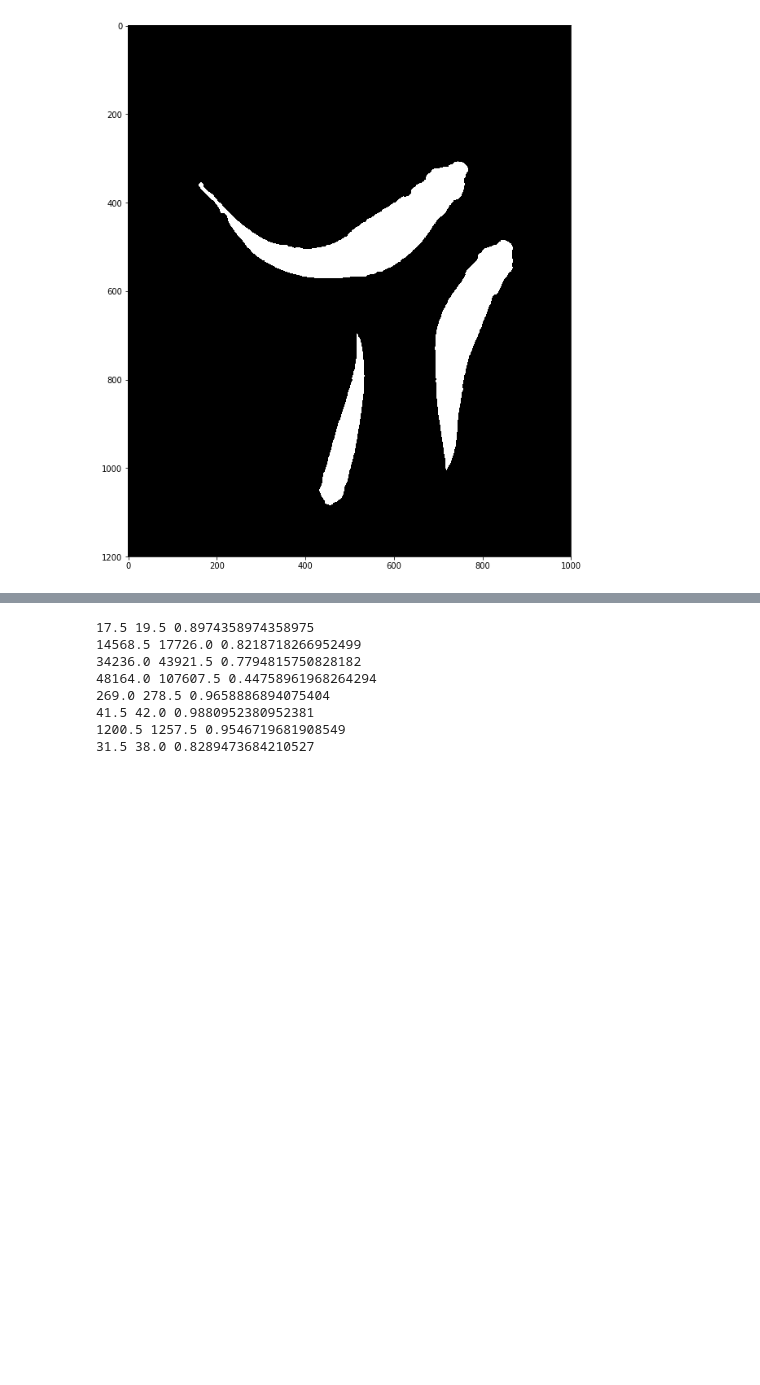
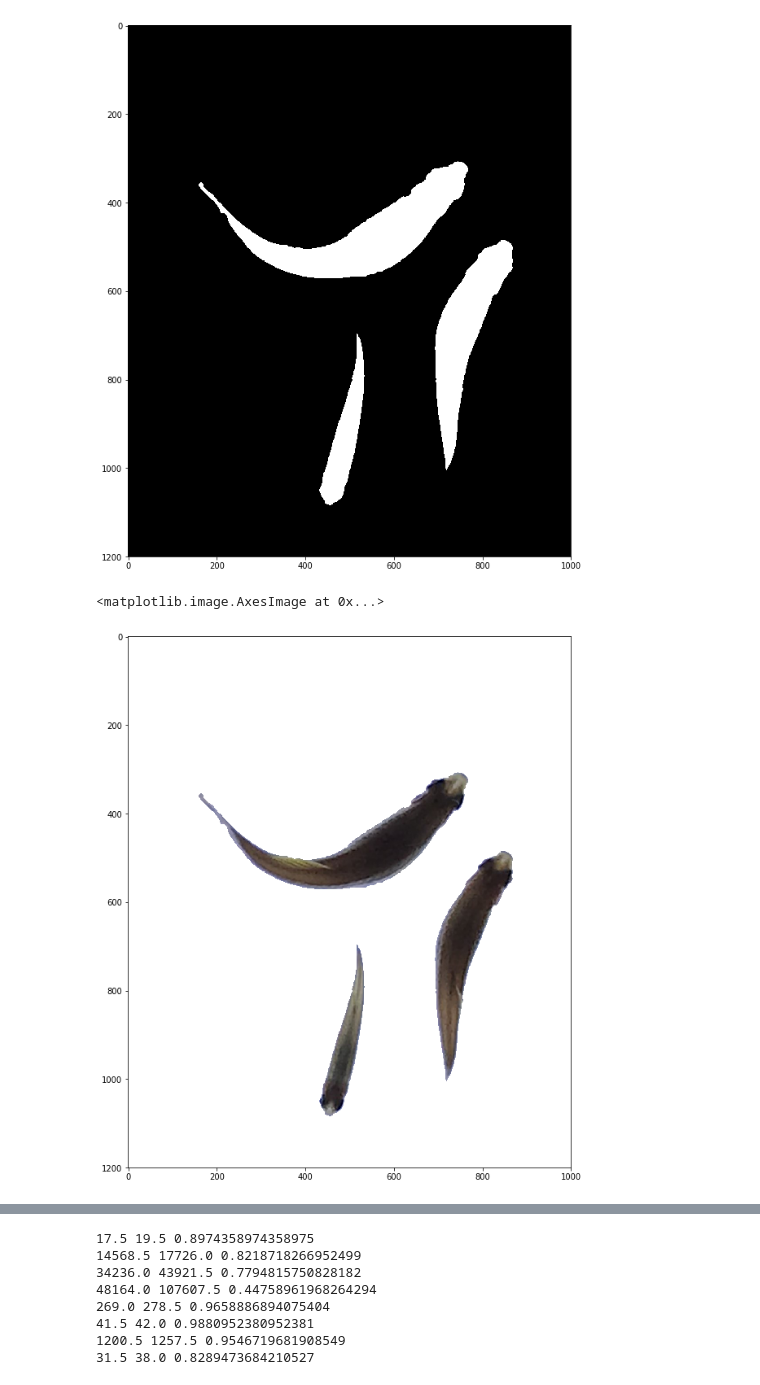
Before and after one commit to alexkychen/feederBot, a Jupyter notebook: Process top-view zebrafish image.ipynb, the cells around one changed output, grey strips where cells are left out. Drawn from its saved outputs; the diff is of its cells as text; code cells hidden in the pictures; blank space fills up the shorter version.

```diff
--- a/Process top-view zebrafish image.ipynb
+++ b/Process top-view zebrafish image.ipynb
@@ -106,3 +106,17 @@ plt.imshow(fish_contour, cmap="gray")
 # %% [output]
 <matplotlib.image.AxesImage at 0x...>
 [figure]
+# %%
+#Extract fish from contours
+
+fish_contour_int8 = np.uint8(fish_contour)
+rest = cv2.bitwise_and(ROI, ROI, mask=fish_contour_int8)
+
+#change black background to white
+rest[np.where((rest==[0,0,0]).all(axis=2))] = [255,255,255];
+
+plt.figure(figsize=(12,12))
+plt.imshow(rest)
+# %% [output]
+<matplotlib.image.AxesImage at 0x...>
+[figure, added]
```
Also changed, not shown: parts of 4 cells of this notebook.
